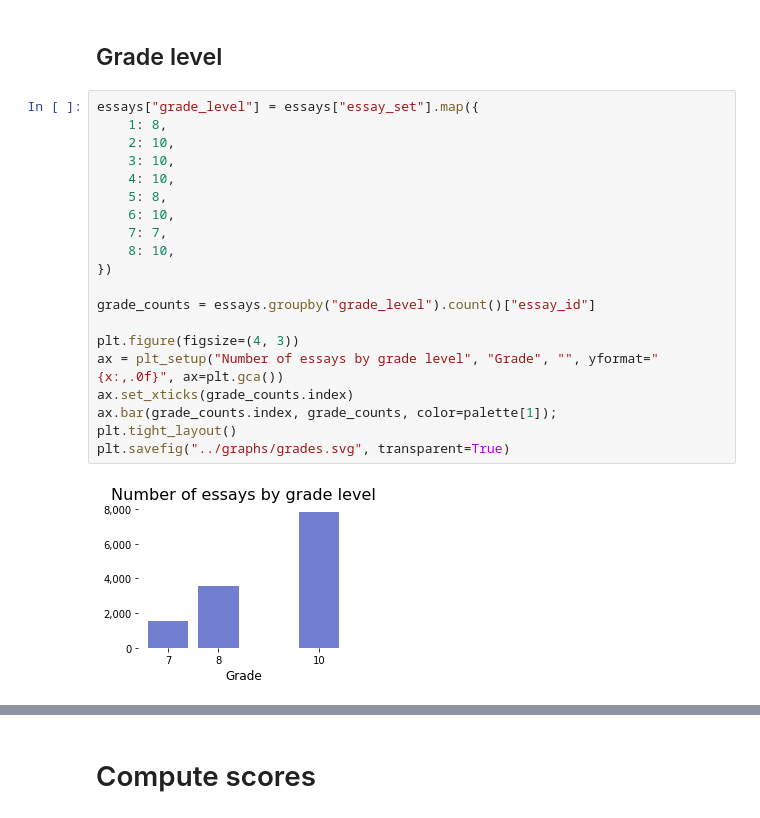
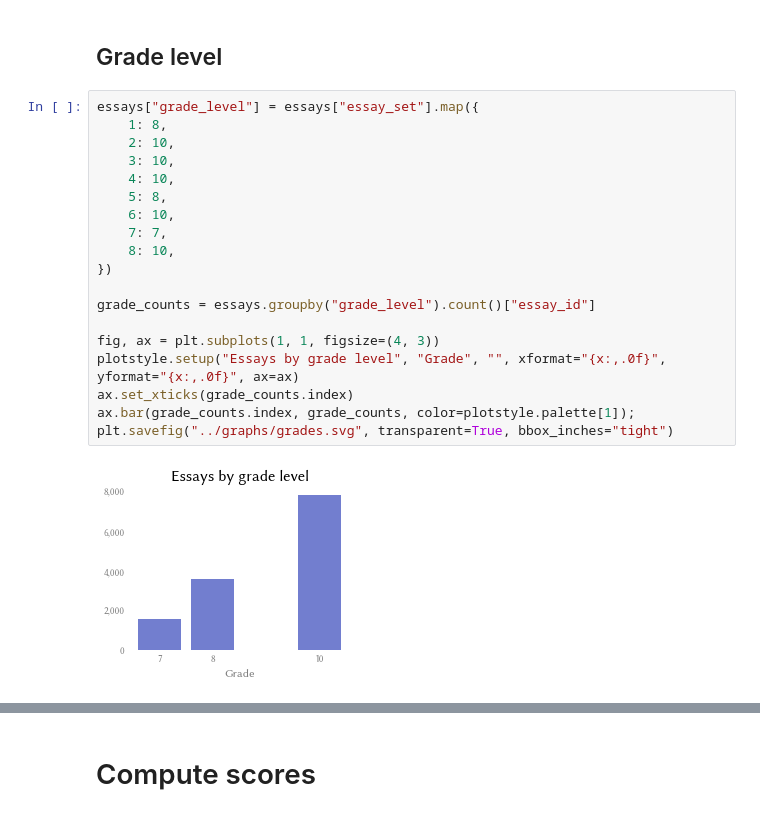
Before and after one commit to alexklapheke/essay, a Jupyter notebook: code/0-Parse_data-EDA.ipynb, the cells around one changed output, grey strips where cells are left out. Drawn from its saved outputs; the diff is of its cells as text.

```diff
--- a/code/0-Parse_data-EDA.ipynb
+++ b/code/0-Parse_data-EDA.ipynb
@@ -324,22 +280,21 @@ plt.savefig("../graphs/length.svg", transparent=True)
 # %%
 essays["grade_level"] = essays["essay_set"].map({
     1: 8,
     2: 10,
     3: 10,
     4: 10,
     5: 8,
     6: 10,
     7: 7,
     8: 10,
 })
 
 grade_counts = essays.groupby("grade_level").count()["essay_id"]
 
-plt.figure(figsize=(4, 3))
-ax = plt_setup("Number of essays by grade level", "Grade", "", yformat="{x:,.0f}", ax=plt.gca())
+fig, ax = plt.subplots(1, 1, figsize=(4, 3))
+plotstyle.setup("Essays by grade level", "Grade", "", xformat="{x:,.0f}", yformat="{x:,.0f}", ax=ax)
 ax.set_xticks(grade_counts.index)
-ax.bar(grade_counts.index, grade_counts, color=palette[1]);
-plt.tight_layout()
-plt.savefig("../graphs/grades.svg", transparent=True)
+ax.bar(grade_counts.index, grade_counts, color=plotstyle.palette[1]);
+plt.savefig("../graphs/grades.svg", transparent=True, bbox_inches="tight")
 # %% [output]
-[figure, old version]
+[figure, new version]
```
Also changed, not shown: parts of 27 cells of this notebook, 47 other files.
